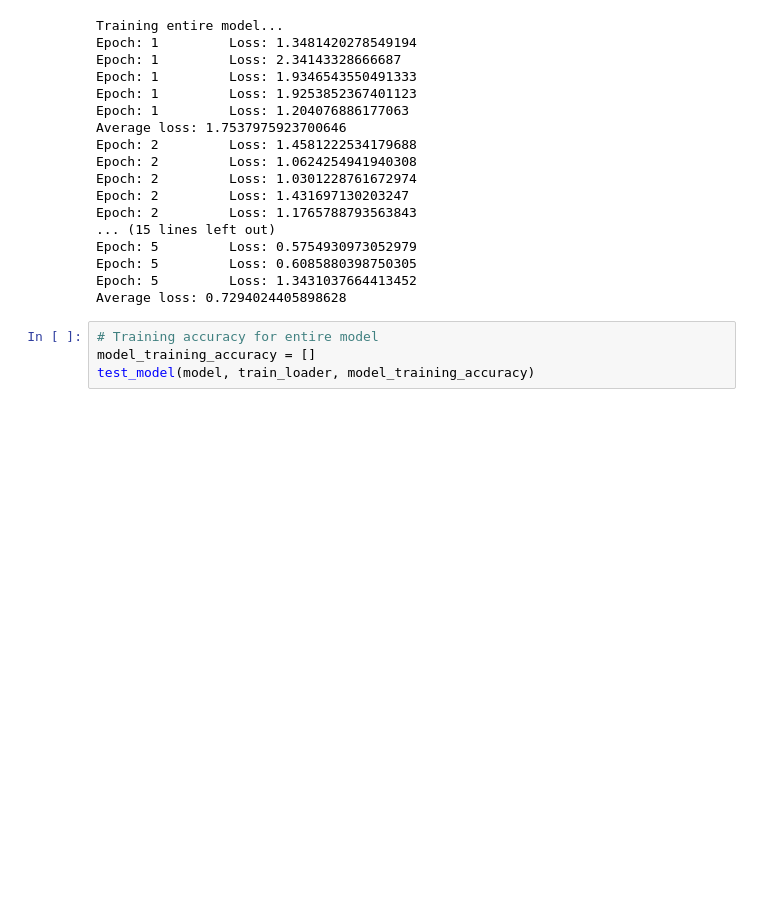
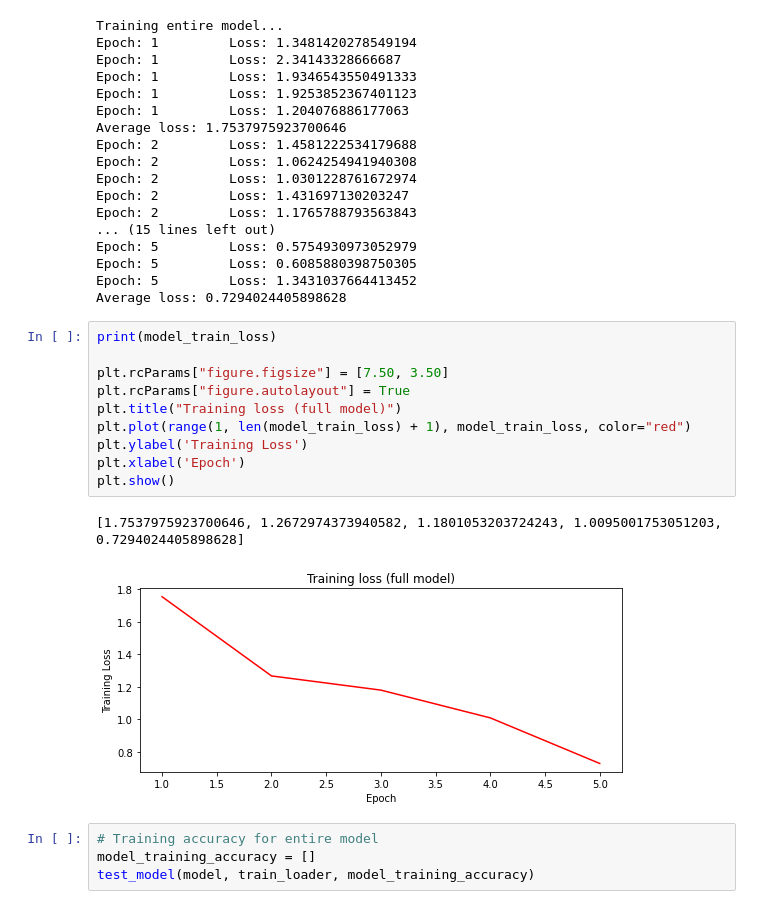
Before and after one commit to amnbot/Mais202, a Jupyter notebook: MoodFaces.ipynb, the cells around one changed output. Cells and saved outputs as stored; diff of their text form; blank space fills up the shorter version.

```diff
--- a/MoodFaces.ipynb
+++ b/MoodFaces.ipynb
@@ -284,6 +284,19 @@ Epoch: 5         Loss: 0.5754930973052979
 Epoch: 5         Loss: 0.6085880398750305
 Epoch: 5         Loss: 1.3431037664413452
 Average loss: 0.7294024405898628
+# %%
+print(model_train_loss)
+
+plt.rcParams["figure.figsize"] = [7.50, 3.50]
+plt.rcParams["figure.autolayout"] = True
+plt.title("Training loss (full model)")
+plt.plot(range(1, len(model_train_loss) + 1), model_train_loss, color="red")
+plt.ylabel('Training Loss')
+plt.xlabel('Epoch')
+plt.show()
+# %% [output]
+[1.7537975923700646, 1.2672974373940582, 1.1801053203724243, 1.0095001753051203, 0.7294024405898628]
+[figure, added]
 # %%
 # Training accuracy for entire model
 model_training_accuracy = []
```
